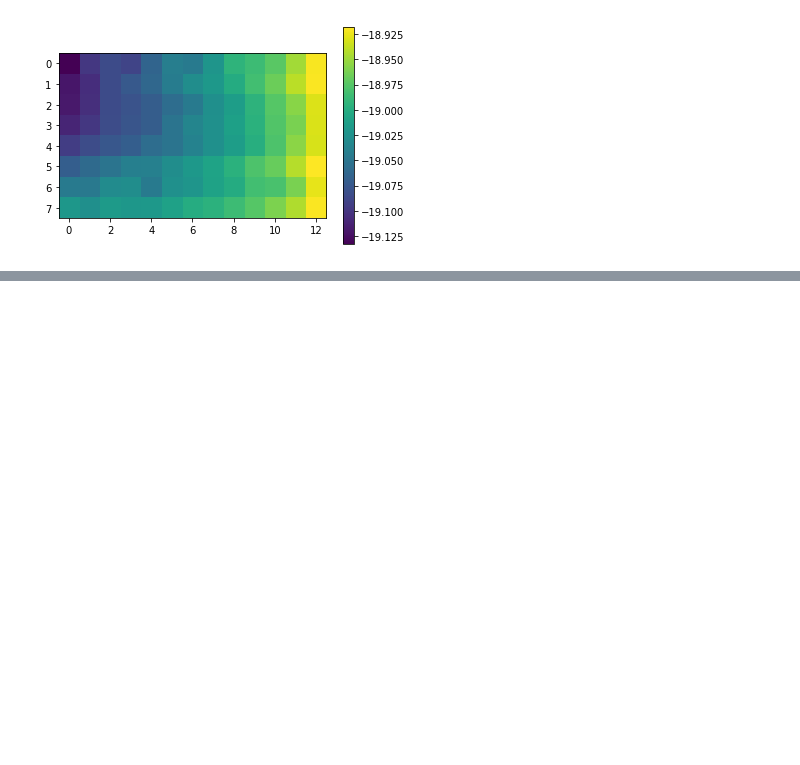
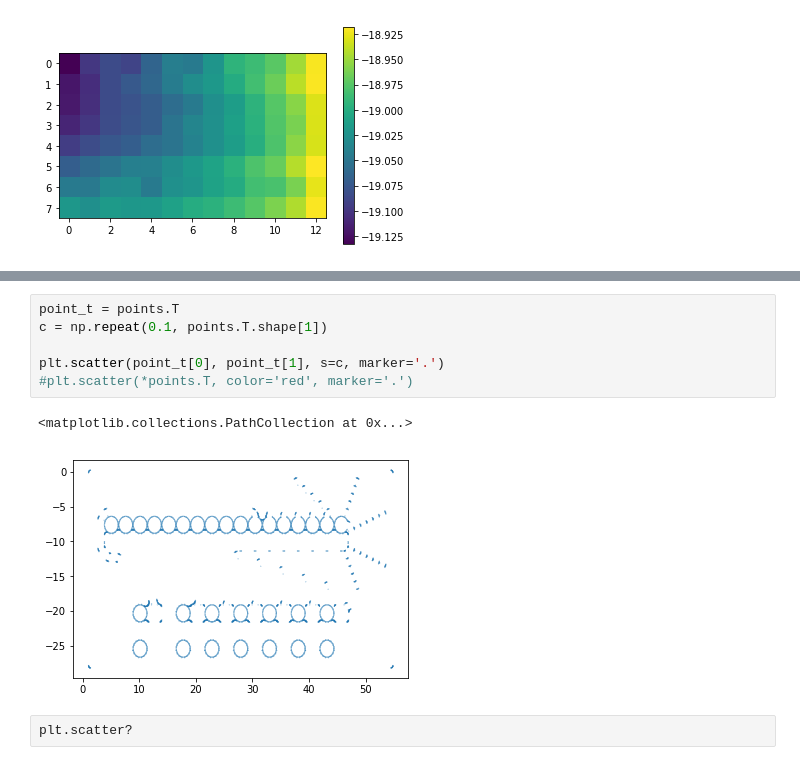
Before and after one commit to dummy3k/PyGCodeLevel, a Jupyter notebook: notebooks/heightmap.ipynb, the cells around one changed output, grey strips where cells are left out. Drawn from its saved outputs; the diff is of its cells as text; blank space fills up the shorter version.

```diff
--- a/notebooks/heightmap.ipynb
+++ b/notebooks/heightmap.ipynb
@@ -72,0 +76,11 @@ plt.colorbar()
+# %%
+point_t = points.T
+c = np.repeat(0.1, points.T.shape[1])
+
+plt.scatter(point_t[0], point_t[1], s=c, marker='.')
+#plt.scatter(*points.T, color='red', marker='.')
+# %% [output]
+<matplotlib.collections.PathCollection at 0x...>
+[figure, added]
+# %%
+plt.scatter?
```
Also changed, not shown: parts of 6 cells of this notebook, 1 other file.
